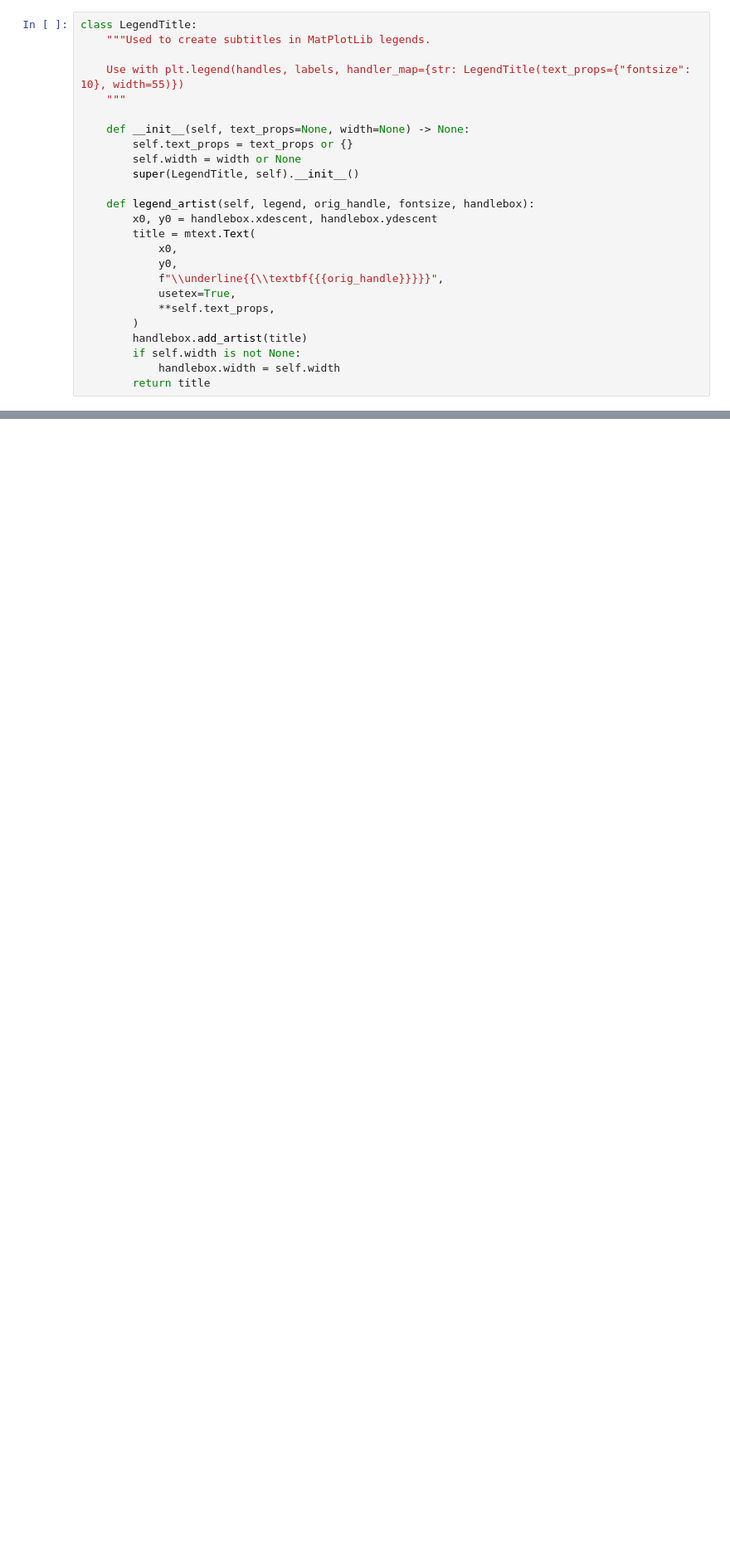
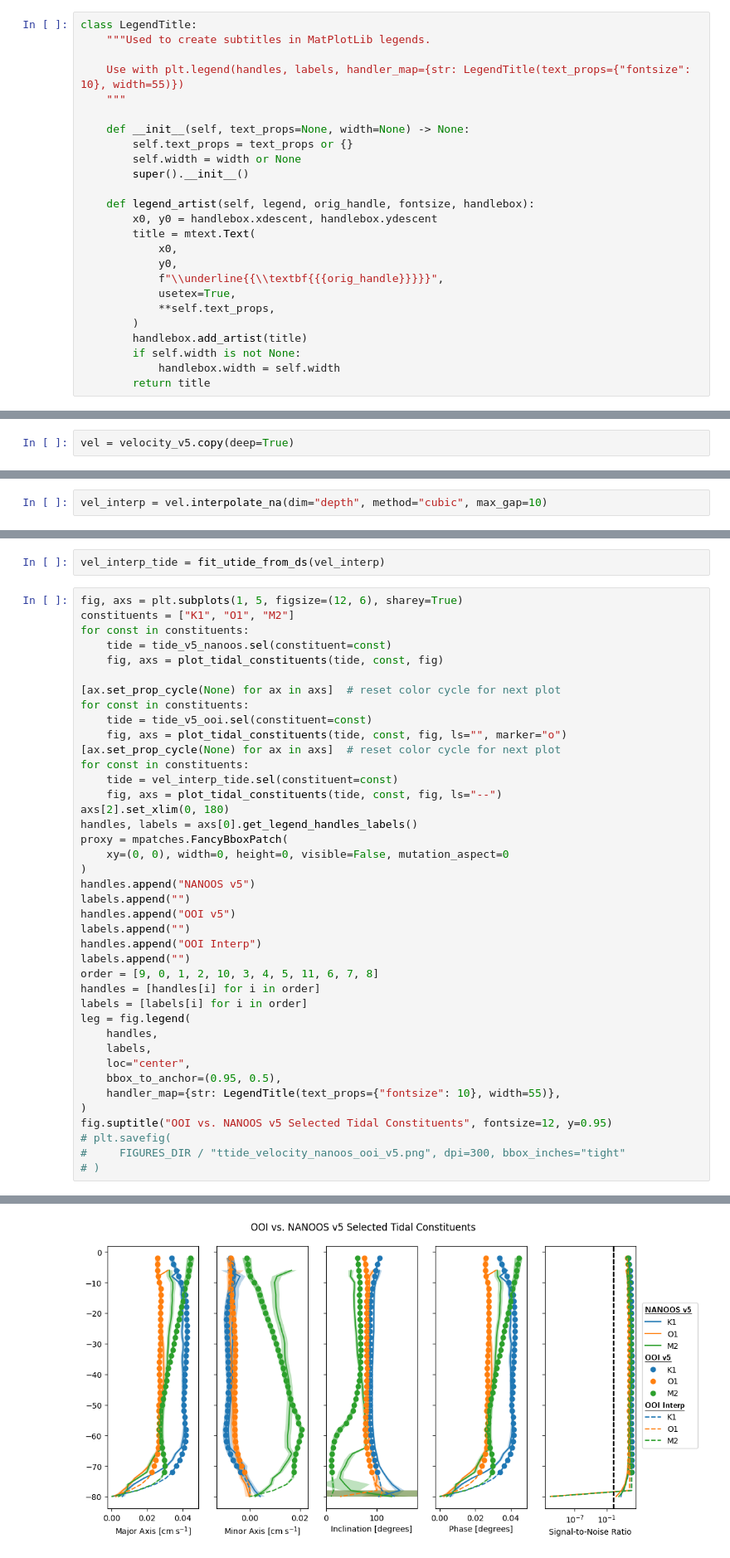
Before and after one commit to andrew-s28/shelf-nitrate-response-to-upwelling, a Jupyter notebook: notebooks/ttide_velocity.ipynb, the cells around one changed output, grey strips where cells are left out. Shown at 83% size. Saved outputs shown, nothing was run; the diff lists cells and outputs as text; blank space fills up the shorter version.

```diff
--- a/notebooks/ttide_velocity.ipynb
+++ b/notebooks/ttide_velocity.ipynb
@@ -187,7 +223,7 @@ class LegendTitle:
     def __init__(self, text_props=None, width=None) -> None:
         self.text_props = text_props or {}
         self.width = width or None
-        super(LegendTitle, self).__init__()
+        super().__init__()
 
     def legend_artist(self, legend, orig_handle, fontsize, handlebox):
         x0, y0 = handlebox.xdescent, handlebox.ydescent
@@ -340,3 +376,5 @@ plt.savefig(
 )
 # %% [output]
 [figure]
+# %%
+vel = velocity_v5.copy(deep=True)
@@ -342,0 +388,2 @@ plt.savefig(
+# %%
+vel_interp = vel.interpolate_na(dim="depth", method="cubic", max_gap=10)
@@ -342,0 +392,43 @@ plt.savefig(
+# %%
+vel_interp_tide = fit_utide_from_ds(vel_interp)
+# %%
+fig, axs = plt.subplots(1, 5, figsize=(12, 6), sharey=True)
+constituents = ["K1", "O1", "M2"]
+for const in constituents:
+    tide = tide_v5_nanoos.sel(constituent=const)
+    fig, axs = plot_tidal_constituents(tide, const, fig)
+
+[ax.set_prop_cycle(None) for ax in axs]  # reset color cycle for next plot
+for const in constituents:
+    tide = tide_v5_ooi.sel(constituent=const)
+    fig, axs = plot_tidal_constituents(tide, const, fig, ls="", marker="o")
+[ax.set_prop_cycle(None) for ax in axs]  # reset color cycle for next plot
+for const in constituents:
+    tide = vel_interp_tide.sel(constituent=const)
+    fig, axs = plot_tidal_constituents(tide, const, fig, ls="--")
+axs[2].set_xlim(0, 180)
+handles, labels = axs[0].get_legend_handles_labels()
+proxy = mpatches.FancyBboxPatch(
+    xy=(0, 0), width=0, height=0, visible=False, mutation_aspect=0
+)
+handles.append("NANOOS v5")
+labels.append("")
+handles.append("OOI v5")
+labels.append("")
+handles.append("OOI Interp")
+labels.append("")
+order = [9, 0, 1, 2, 10, 3, 4, 5, 11, 6, 7, 8]
+handles = [handles[i] for i in order]
+labels = [labels[i] for i in order]
+leg = fig.legend(
+    handles,
+    labels,
+    loc="center",
+    bbox_to_anchor=(0.95, 0.5),
+    handler_map={str: LegendTitle(text_props={"fontsize": 10}, width=55)},
+)
+fig.suptitle("OOI vs. NANOOS v5 Selected Tidal Constituents", fontsize=12, y=0.95)
+# plt.savefig(
+#     FIGURES_DIR / "ttide_velocity_nanoos_ooi_v5.png", dpi=300, bbox_inches="tight"
+# )
+# %% [output]
@@ -342,0 +436 @@ plt.savefig(
+[figure, added]
```
Also changed, not shown: parts of 8 cells of this notebook, 12 other files.
